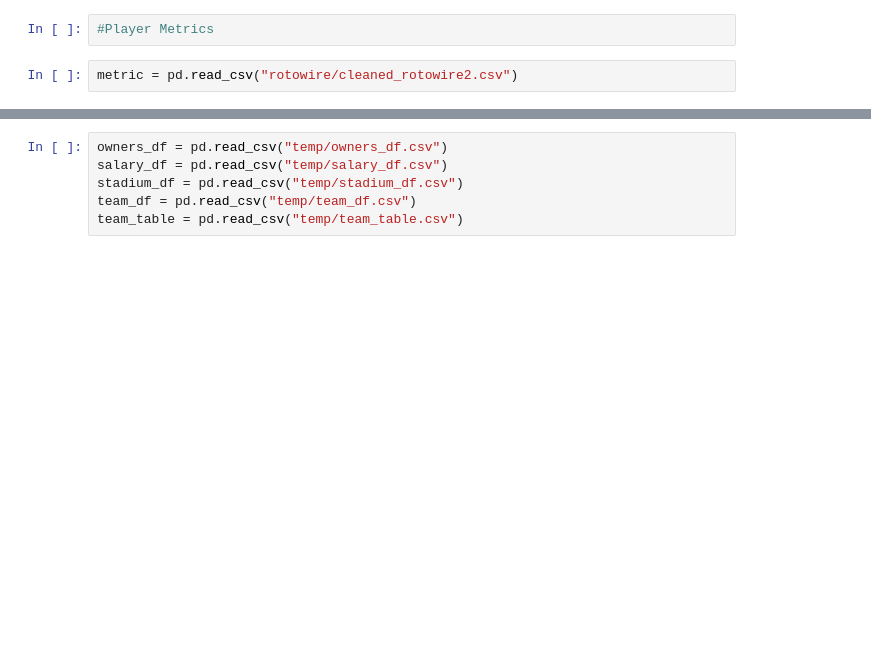
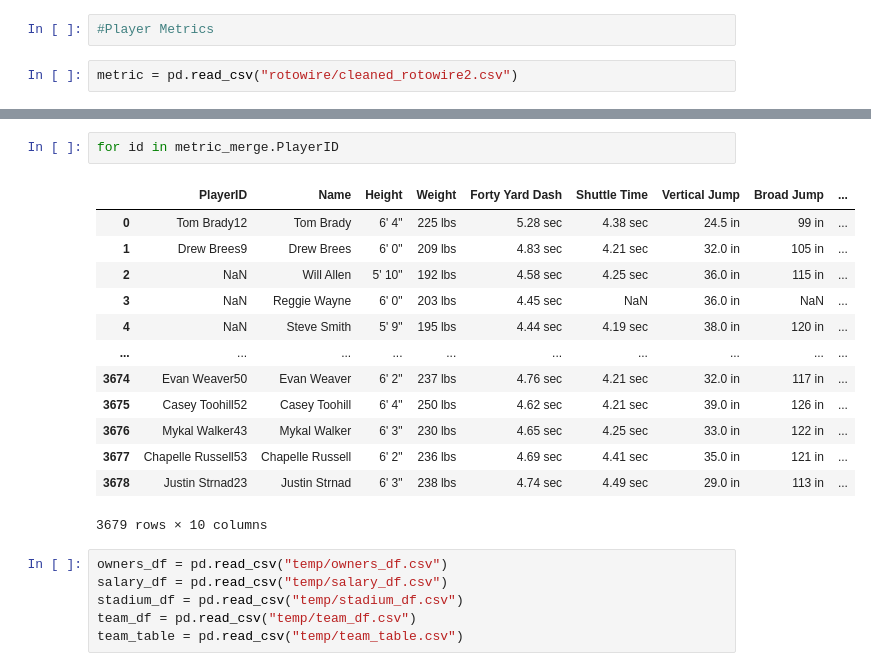
Before and after one commit to nberman12/NFL-ETL-Project, a Jupyter notebook: Daniel/PlayerTable.ipynb, the cells around one changed output, grey strips where cells are left out. Drawn from its saved outputs; the diff is of its cells as text; blank space fills up the shorter version.

```diff
--- a/Daniel/PlayerTable.ipynb
+++ b/Daniel/PlayerTable.ipynb
@@ -97,3 +105,19 @@ NameError: name 'player_df' is not defined
+# %%
+for id in metric_merge.PlayerID
+# %% [output]
+|  | PlayerID | Name | Height | Weight | Forty Yard Dash | Shuttle Time | Vertical Jump | Broad Jump | ... |
+| 0 | Tom Brady12 | Tom Brady | 6' 4" | 225 lbs | 5.28 sec | 4.38 sec | 24.5 in | 99 in | ... |
+| 1 | Drew Brees9 | Drew Brees | 6' 0" | 209 lbs | 4.83 sec | 4.21 sec | 32.0 in | 105 in | ... |
+| 2 | NaN | Will Allen | 5' 10" | 192 lbs | 4.58 sec | 4.25 sec | 36.0 in | 115 in | ... |
+| 3 | NaN | Reggie Wayne | 6' 0" | 203 lbs | 4.45 sec | NaN | 36.0 in | NaN | ... |
+| 4 | NaN | Steve Smith | 5' 9" | 195 lbs | 4.44 sec | 4.19 sec | 38.0 in | 120 in | ... |
+| ... | ... | ... | ... | ... | ... | ... | ... | ... | ... |
+| 3674 | Evan Weaver50 | Evan Weaver | 6' 2" | 237 lbs | 4.76 sec | 4.21 sec | 32.0 in | 117 in | ... |
+| 3675 | Casey Toohill52 | Casey Toohill | 6' 4" | 250 lbs | 4.62 sec | 4.21 sec | 39.0 in | 126 in | ... |
+| 3676 | Mykal Walker43 | Mykal Walker | 6' 3" | 230 lbs | 4.65 sec | 4.25 sec | 33.0 in | 122 in | ... |
+| 3677 | Chapelle Russell53 | Chapelle Russell | 6' 2" | 236 lbs | 4.69 sec | 4.41 sec | 35.0 in | 121 in | ... |
+| 3678 | Justin Strnad23 | Justin Strnad | 6' 3" | 238 lbs | 4.74 sec | 4.49 sec | 29.0 in | 113 in | ... |
+3679 rows × 10 columns
 # %%
 owners_df = pd.read_csv("temp/owners_df.csv")
 salary_df = pd.read_csv("temp/salary_df.csv")
```
Also changed, not shown: parts of 4 cells of this notebook.
